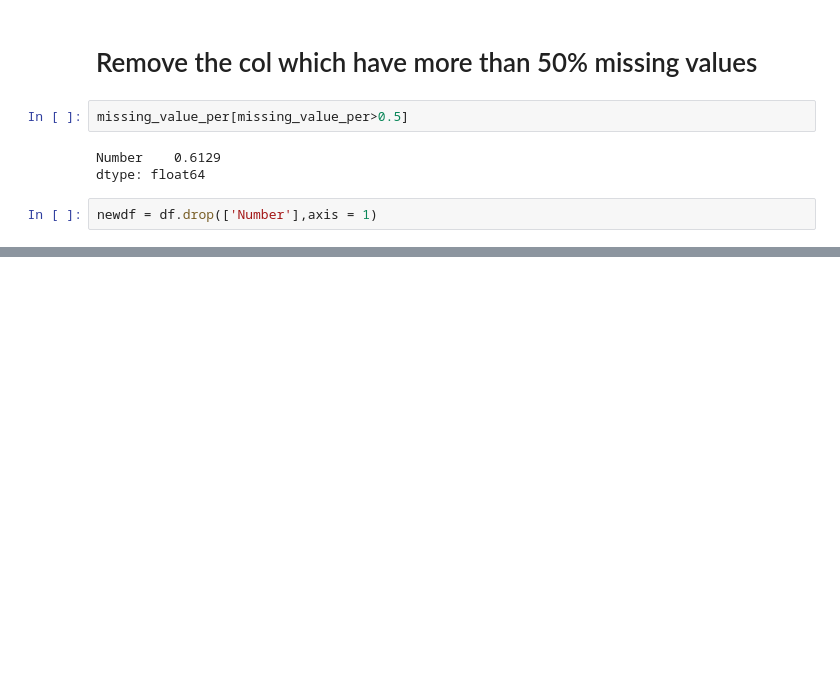
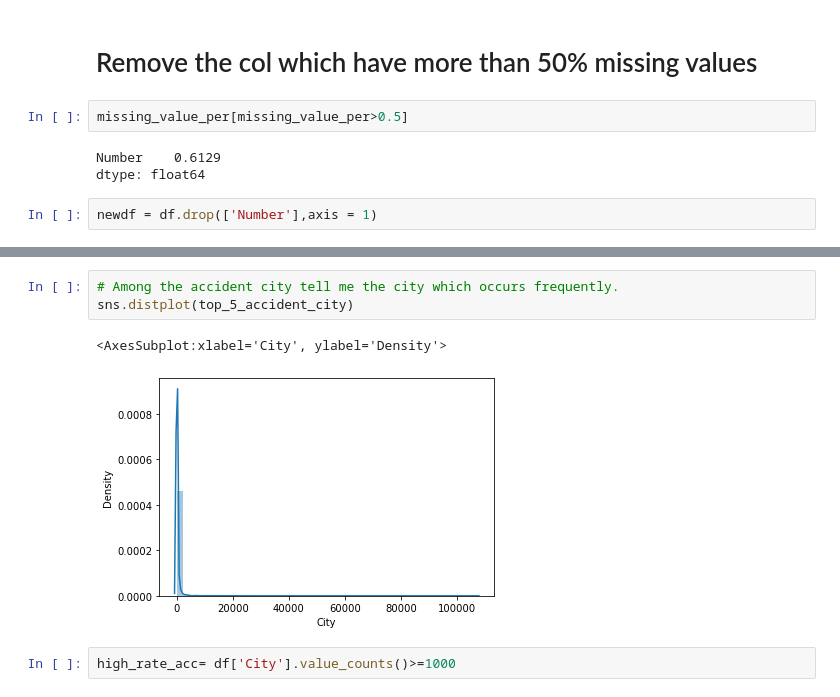
Before and after one commit to ankittrajj/WD_DA_10am_11april, a Jupyter notebook: Project.ipynb, the cells around one changed output, grey strips where cells are left out. Drawn from its saved outputs; the diff is of its cells as text; blank space fills up the shorter version.

```diff
--- a/Project.ipynb
+++ b/Project.ipynb
@@ -269,0 +362,8 @@ newdf.head()
+# %%
+# Among the accident city tell me the city which occurs frequently.
+sns.distplot(top_5_accident_city)
+# %% [output]
+<AxesSubplot:xlabel='City', ylabel='Density'>
+[figure, added]
+# %%
+high_rate_acc= df['City'].value_counts()>=1000
```
Also changed, not shown: parts of 28 cells of this notebook.
